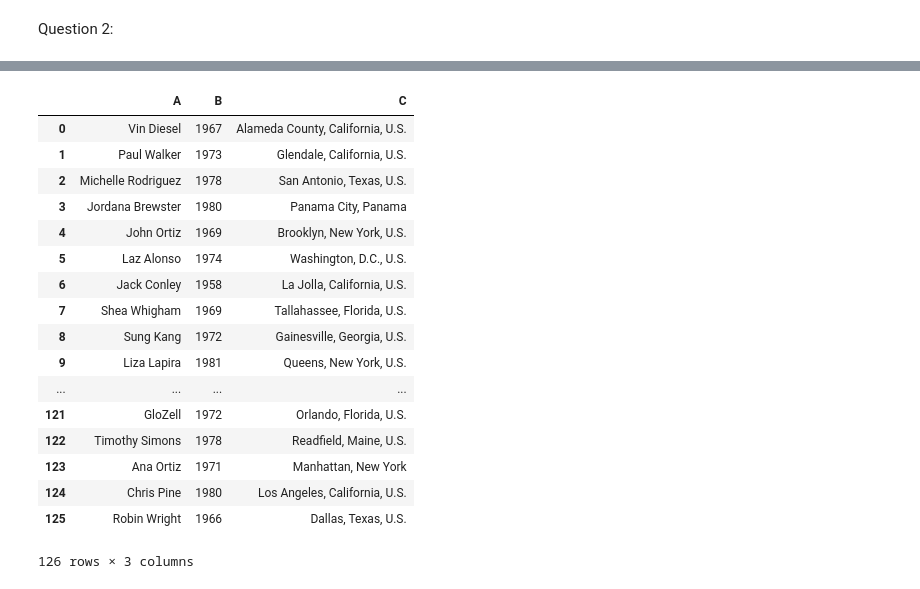
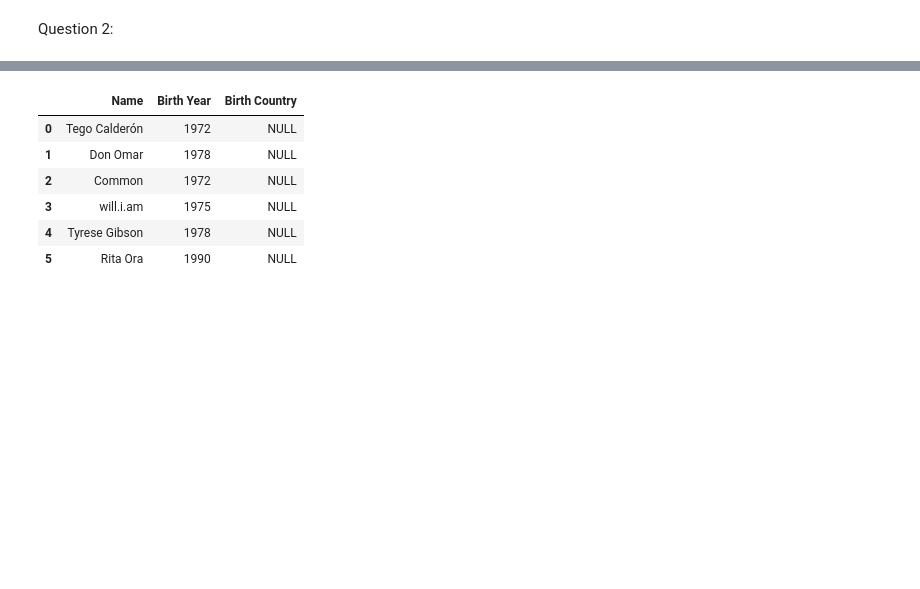
Before and after one commit to nogahm/WebScraping, a Jupyter notebook: WebScrapping/HW1.ipynb, the cells around one changed output, grey strips where cells are left out. Drawn from its saved outputs; the diff is of its cells as text; code cells hidden in the pictures; blank space fills up the shorter version.

```diff
--- a/WebScrapping/HW1.ipynb
+++ b/WebScrapping/HW1.ipynb
@@ -194,27 +243,16 @@ for actorLink in castCount.keys():
 # %%
 # import pandas as pd
 df2=pd.DataFrame()
-df2['A']=A
-df2['B']=B
-df2['C']=C
+df2['Name']=A
+df2['Birth Year']=B
+df2['Birth Country']=C
 # df2['D']=D
 df2
 # %% [output]
-|  | A | B | C |
-| 0 | Vin Diesel | 1967 | Alameda County, California, U.S. |
-| 1 | Paul Walker | 1973 | Glendale, California, U.S. |
-| 2 | Michelle Rodriguez | 1978 | San Antonio, Texas, U.S. |
-| 3 | Jordana Brewster | 1980 | Panama City, Panama |
-| 4 | John Ortiz | 1969 | Brooklyn, New York, U.S. |
-| 5 | Laz Alonso | 1974 | Washington, D.C., U.S. |
-| 6 | Jack Conley | 1958 | La Jolla, California, U.S. |
-| 7 | Shea Whigham | 1969 | Tallahassee, Florida, U.S. |
-| 8 | Sung Kang | 1972 | Gainesville, Georgia, U.S. |
-| 9 | Liza Lapira | 1981 | Queens, New York, U.S. |
-| ... | ... | ... | ... |
-| 121 | GloZell | 1972 | Orlando, Florida, U.S. |
-| 122 | Timothy Simons | 1978 | Readfield, Maine, U.S. |
-| 123 | Ana Ortiz | 1971 | Manhattan, New York |
-| 124 | Chris Pine | 1980 | Los Angeles, California, U.S. |
-| 125 | Robin Wright | 1966 | Dallas, Texas, U.S. |
+|  | Name | Birth Year | Birth Country |
+| 0 | Tego Calderón | 1972 | NULL |
+| 1 | Don Omar | 1978 | NULL |
+| 2 | Common | 1972 | NULL |
+| 3 | will.i.am | 1975 | NULL |
+| 4 | Tyrese Gibson | 1978 | NULL |
+| 5 | Rita Ora | 1990 | NULL |
-126 rows × 3 columns
```
Also changed, not shown: parts of 5 cells of this notebook.
